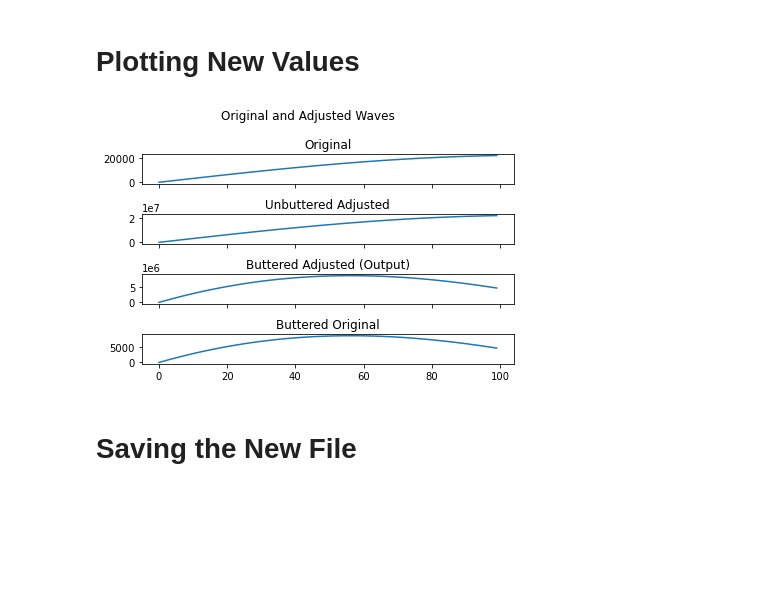
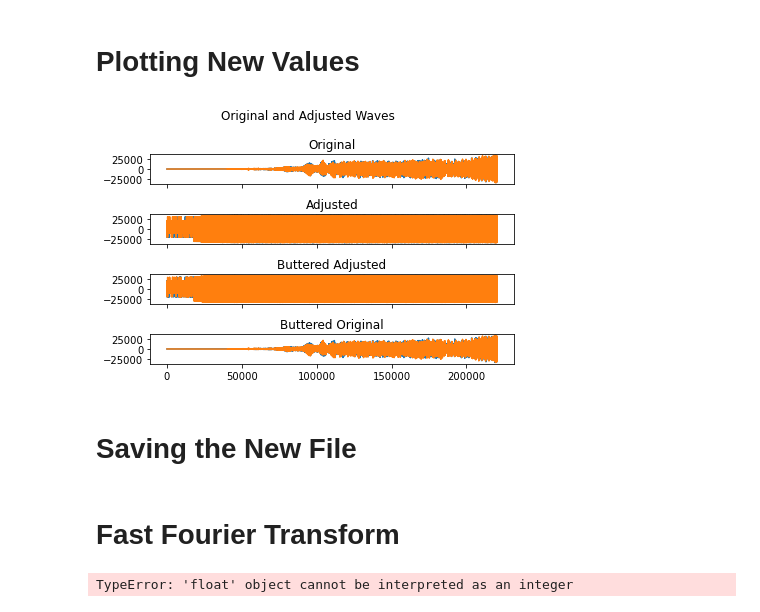
Before and after one commit to phultquist/qbox, a Jupyter notebook: index.ipynb, the cells around one changed output. Cells and saved outputs as stored; diff of their text form; code cells hidden in the pictures; blank space fills up the shorter version.

```diff
--- a/index.ipynb
+++ b/index.ipynb
@@ -17,5 +25,19 @@ spring_coefficient = -0.01
 # %%
 # Read Sample File
-samplerate, original = wavfile.read('./100hz.wav')
+samplerate, original = wavfile.read('./dubstep.wav')
 print("Total Data Length:", len(original), ", Sample Rate:",samplerate)
+
+# Get maximum value of original (tells us how loud the original file is)
+max_original = np.amax(np.absolute(original))
+
+num_seconds = 5
+
+beg = 0
+end = samplerate * num_seconds
+# end = len(original)
+
+original = original[beg:end]
+
+# Set start time to beginning
+time = beg
 # %% [output]
@@ -52,7 +62,6 @@ while time<end:
     last_input_integral_2 = second_integral
 
     output = electromagnetic_force - (damped_signal + springed_signal)
-    output = -1*(damped_signal + springed_signal)
 
     adjusted.append(output)
 
@@ -61,7 +70,7 @@ while time<end:
 # Creating the Butter Filter
 This uses `scipy.signal`
 # %%
-sos = signal.butter(10,20,"highpass",fs=samplerate, output="sos")
+sos = signal.butter(butterworth_order,butterworth_frequency,"highpass",fs=samplerate, output="sos")
 
 buttered_original = signal.sosfilt(sos, original)
 buttered_adjusted = signal.sosfilt(sos, adjusted)
@@ -71,10 +80,20 @@ The new audio file often comes out on a very different scale than the original,
 # %%
 def normalize(values):
     max_values = np.amax(np.absolute(values))
-    print("Scalar:", (max_original / max_values))
-    normalized = (max_original / max_values) * values
-    return normalized
+    scalar = (max_original / max_values)
+    print("Scalar:", scalar)
+
+    for i in range(len(values)):
+        values[i] = scalar * values[i]
+
+    return values
 
 # original = stabilize(original)
+print("adjusted pre-normalized", adjusted)
 adjusted = normalize(adjusted)
+
+buttered_original = normalize(buttered_original)
+
+print("buttered_adjusted pre-normalized", buttered_adjusted)
+buttered_adjusted = normalize(buttered_adjusted)
 # %% [output]
@@ -85,24 +121,41 @@ TypeError: can't multiply sequence by non-int of type 'numpy.float64'
 # %%
 fig, (ax1, ax2, ax3, ax4) = plt.subplots(4, sharex=True)
 fig.suptitle('Original and Adjusted Waves')
 
 ax1.plot(original)
 ax1.set_title("Original")
 
 ax2.plot(adjusted)
-ax2.set_title("Unbuttered Adjusted")
+ax2.set_title("Adjusted")
 
 ax3.plot(buttered_adjusted)
-ax3.set_title("Buttered Adjusted (Output)")
+ax3.set_title("Buttered Adjusted")
 
 ax4.plot(buttered_original)
 ax4.set_title("Buttered Original")
 
 plt.tight_layout()
 plt.show()
 # %% [output]
-[figure, old version]
+[figure, new version]
 # %% [markdown]
 # Saving the New File
 # %%
 wavfile.write("output.wav", samplerate, buttered_adjusted)
+# %% [markdown]
+# Fast Fourier Transform
+# %%
+import scipy.fftpack
+# Number of samplepoints
+N = 600
+# sample spacing
+T = 1.0 / 800.0
+x = np.linspace(0.0, N*T, N)
+y = np.sin(50.0 * 2.0*np.pi*x) + 0.5*np.sin(80.0 * 2.0*np.pi*x)
+yf = scipy.fftpack.fft(y)
+xf = np.linspace(0.0, 1.0/(2.0*T), N/2)
+figure, ax = plt.subplots()
+ax.plot(xf, 2.0/N * np.abs(yf[:N//2]))
+plt.show()
+# %% [output]
+TypeError: 'float' object cannot be interpreted as an integer
```
Also changed, not shown: parts of 7 cells of this notebook, 3 other files.
